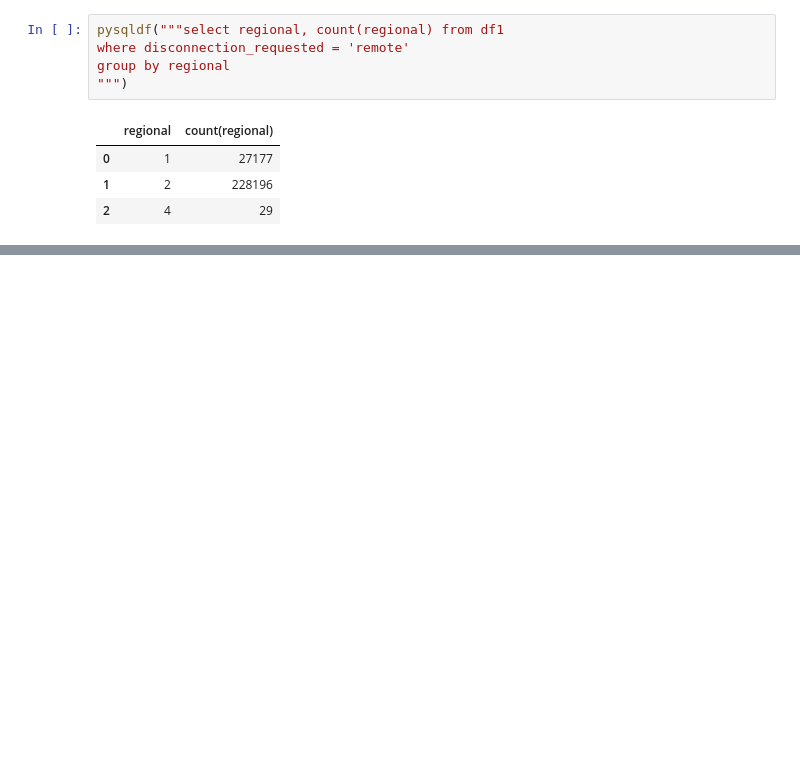
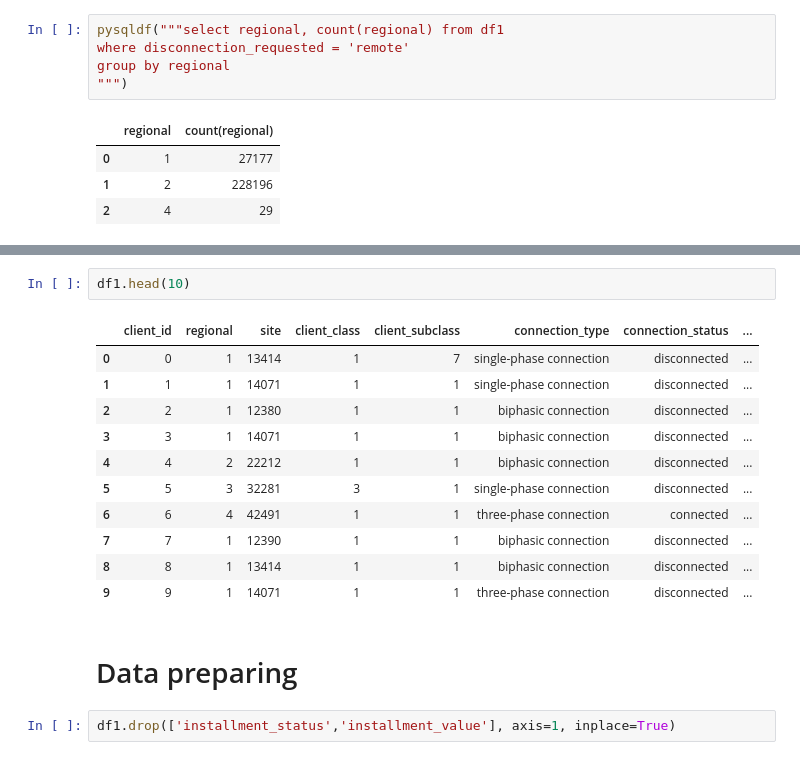
Before and after one commit to Bissiatti/BA-Case1-Elogroup-FGV, a Jupyter notebook: case1.ipynb, the cells around one changed output, grey strips where cells are left out. Saved outputs shown, nothing was run; the diff lists cells and outputs as text; blank space fills up the shorter version.

```diff
--- a/case1.ipynb
+++ b/case1.ipynb
@@ -112,0 +151,18 @@ group by regional
+# %%
+df1.head(10)
+# %% [output]
+|  | client_id | regional | site | client_class | client_subclass | connection_type | connection_status | ... |
+| 0 | 0 | 1 | 13414 | 1 | 7 | single-phase connection | disconnected | ... |
+| 1 | 1 | 1 | 14071 | 1 | 1 | single-phase connection | disconnected | ... |
+| 2 | 2 | 1 | 12380 | 1 | 1 | biphasic connection | disconnected | ... |
+| 3 | 3 | 1 | 14071 | 1 | 1 | biphasic connection | disconnected | ... |
+| 4 | 4 | 2 | 22212 | 1 | 1 | biphasic connection | disconnected | ... |
+| 5 | 5 | 3 | 32281 | 3 | 1 | single-phase connection | disconnected | ... |
+| 6 | 6 | 4 | 42491 | 1 | 1 | three-phase connection | connected | ... |
+| 7 | 7 | 1 | 12390 | 1 | 1 | biphasic connection | disconnected | ... |
+| 8 | 8 | 1 | 13414 | 1 | 1 | biphasic connection | disconnected | ... |
+| 9 | 9 | 1 | 14071 | 1 | 1 | three-phase connection | disconnected | ... |
+# %% [markdown]
+# Data preparing
+# %%
+df1.drop(['installment_status','installment_value'], axis=1, inplace=True)
```
Also changed, not shown: parts of 28 cells of this notebook.
